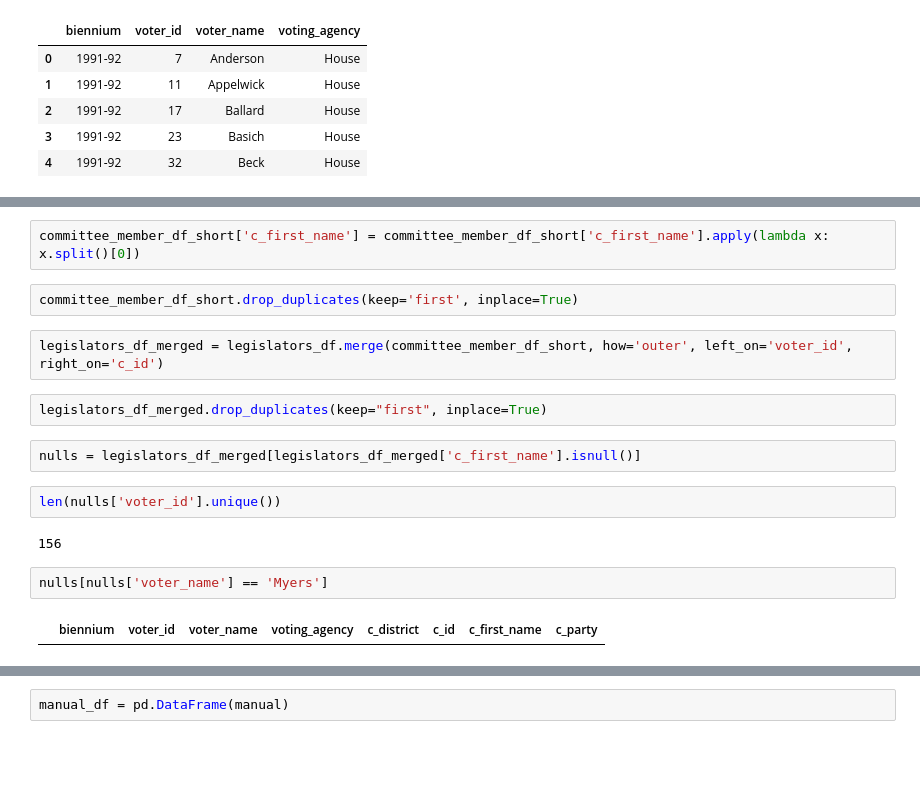
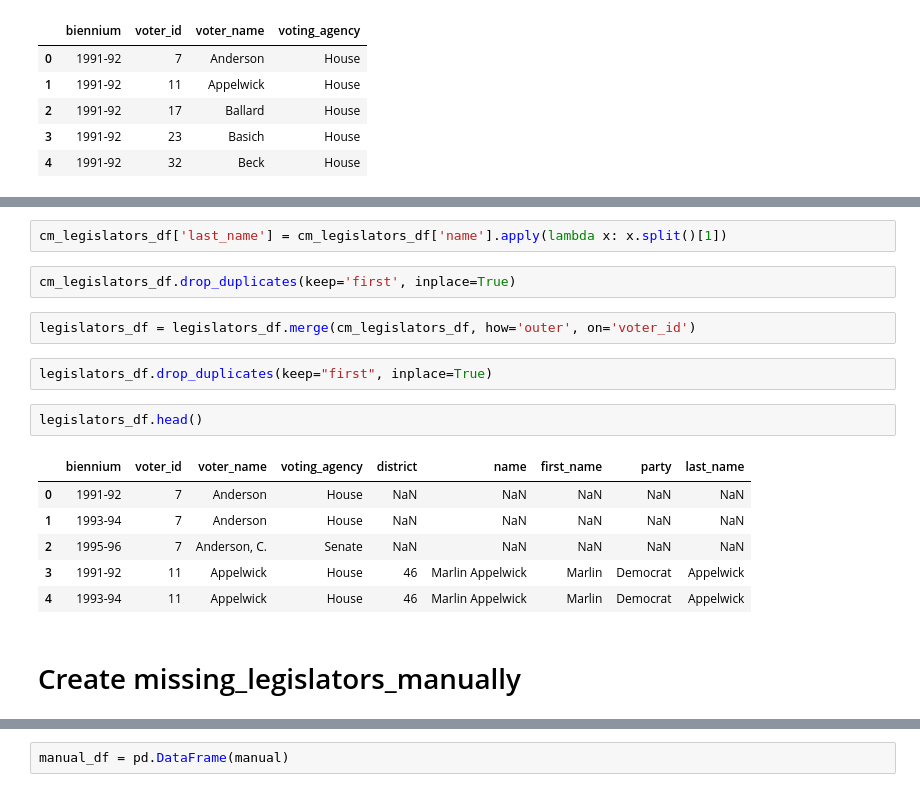
Before and after one commit to ekarboski/washington_state_legislation, a Jupyter notebook: Merging_votes_to_committee_data.ipynb, the cells around one changed output, grey strips where cells are left out. Drawn from its saved outputs; the diff is of its cells as text; blank space fills up the shorter version.

```diff
--- a/Merging_votes_to_committee_data.ipynb
+++ b/Merging_votes_to_committee_data.ipynb
@@ -65,21 +38,22 @@ committee_member_df_short.columns = ['c_district', 'c_id', 'c_first_name', 'c_pa
 # %%
-committee_member_df_short['c_first_name'] = committee_member_df_short['c_first_name'].apply(lambda x: x.split()[0])
+cm_legislators_df['last_name'] = cm_legislators_df['name'].apply(lambda x: x.split()[1])
 # %%
-committee_member_df_short.drop_duplicates(keep='first', inplace=True)
+cm_legislators_df.drop_duplicates(keep='first', inplace=True)
 # %%
-legislators_df_merged = legislators_df.merge(committee_member_df_short, how='outer', left_on='voter_id', right_on='c_id')
+legislators_df = legislators_df.merge(cm_legislators_df, how='outer', on='voter_id')
 # %%
-legislators_df_merged.drop_duplicates(keep="first", inplace=True)
+legislators_df.drop_duplicates(keep="first", inplace=True)
-# %%
-nulls = legislators_df_merged[legislators_df_merged['c_first_name'].isnull()]
-# %%
-len(nulls['voter_id'].unique())
-# %% [output]
-156
-# %%
-nulls[nulls['voter_name'] == 'Myers']
-# %% [output]
-|  | biennium | voter_id | voter_name | voting_agency | c_district | c_id | c_first_name | c_party |
+# %%
+legislators_df.head()
+# %% [output]
+|  | biennium | voter_id | voter_name | voting_agency | district | name | first_name | party | last_name |
+| 0 | 1991-92 | 7 | Anderson | House | NaN | NaN | NaN | NaN | NaN |
+| 1 | 1993-94 | 7 | Anderson | House | NaN | NaN | NaN | NaN | NaN |
+| 2 | 1995-96 | 7 | Anderson, C. | Senate | NaN | NaN | NaN | NaN | NaN |
+| 3 | 1991-92 | 11 | Appelwick | House | 46 | Marlin Appelwick | Marlin | Democrat | Appelwick |
+| 4 | 1993-94 | 11 | Appelwick | House | 46 | Marlin Appelwick | Marlin | Democrat | Appelwick |
+# %% [markdown]
+# Create missing_legislators_manually
 # %%
 manual = [{'name': 'Ann Anderson', 'voter_id': '7', 'district': '42', 'party': 'R'},
  {'name': 'Bob Basich', 'voter_id': '23', 'district': '19', 'party': 'D'},
```
Also changed, not shown: parts of 41 cells of this notebook, 1 other file.
